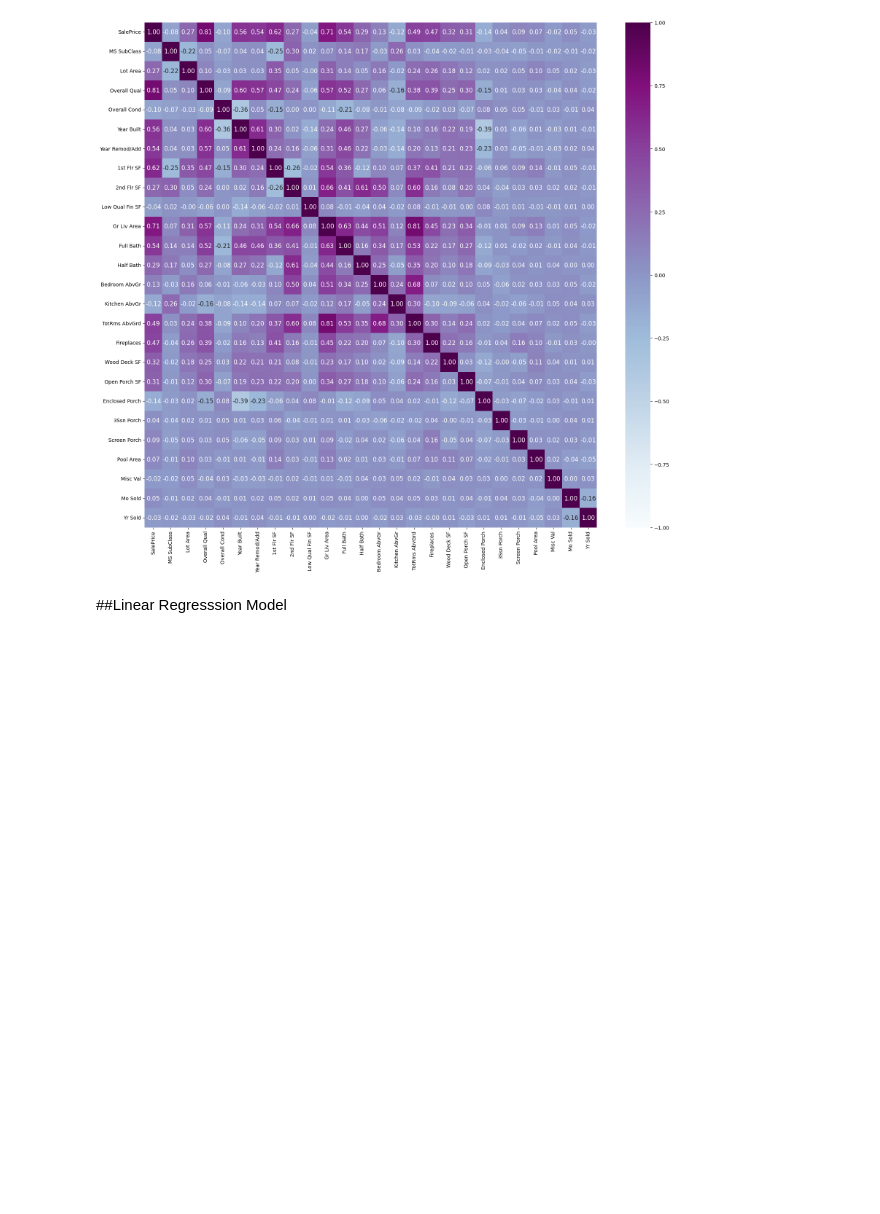
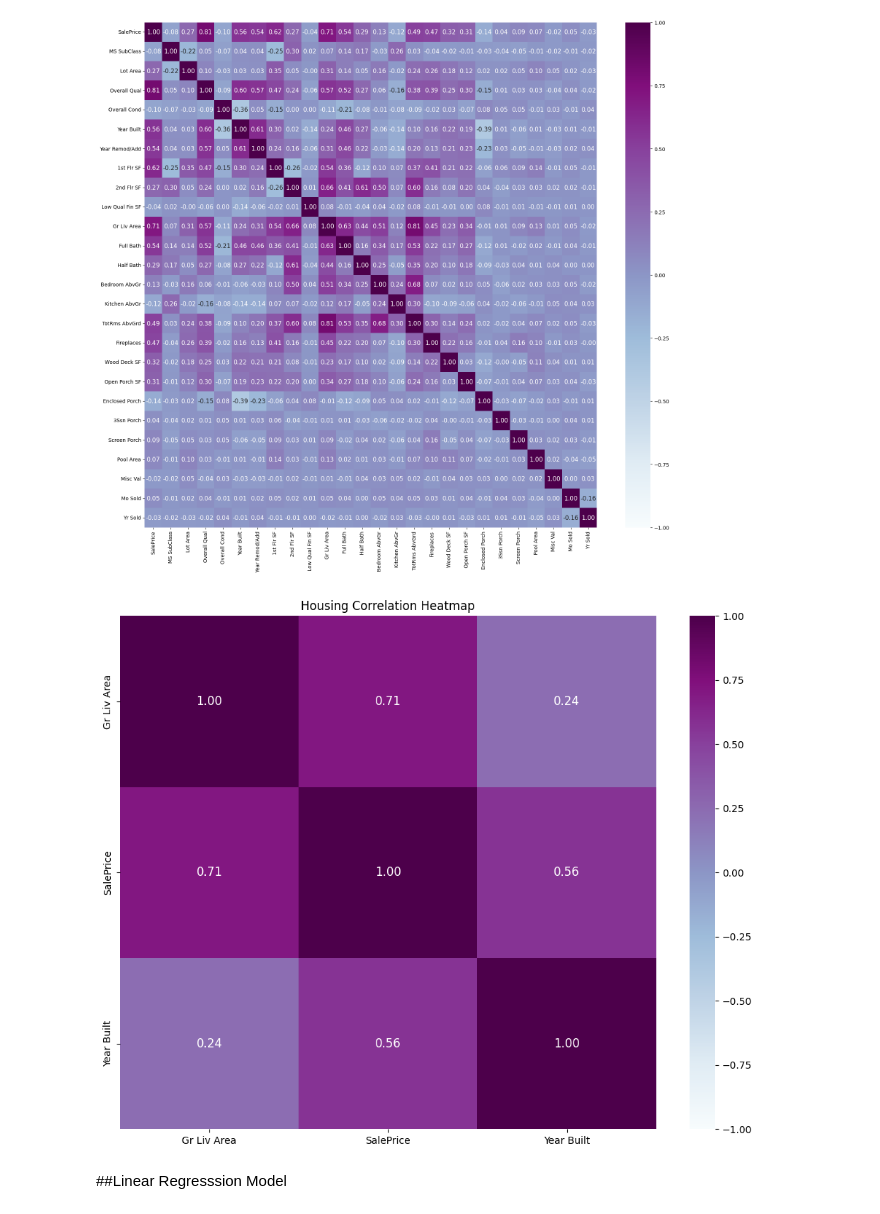
Before and after one commit to test-ds-21/stephanie465337___Data-Science-Portfolio-C21, a Jupyter notebook: Projects/Project-2/Housing.ipynb, the cells around one changed output. Saved outputs shown, nothing was run; the diff lists cells and outputs as text; code cells hidden in the pictures; blank space fills up the shorter version.

```diff
--- a/Projects/Project-2/Housing.ipynb
+++ b/Projects/Project-2/Housing.ipynb
@@ -336,6 +336,27 @@ sns.heatmap(
 plt.show()
 # %% [output]
 [figure]
+# %%
+corr = df_lr[['Gr Liv Area', 'SalePrice', 'Year Built']].corr()
+
+plt.figure(figsize=(10, 8))
+
+sns.heatmap(
+    corr,
+    annot=True,
+    cmap='BuPu',
+    vmin=-1,
+    vmax=1,
+    annot_kws={"size": 12},
+    fmt=".2f"
+)
+
+plt.title("Housing Correlation Heatmap")
+plt.tight_layout()
+plt.savefig("Corr.png")
+plt.show()
+# %% [output]
+[figure, added]
 # %% [markdown]
 ##Linear Regresssion Model
 # %%
```
Also changed, not shown: parts of 3 cells of this notebook.
